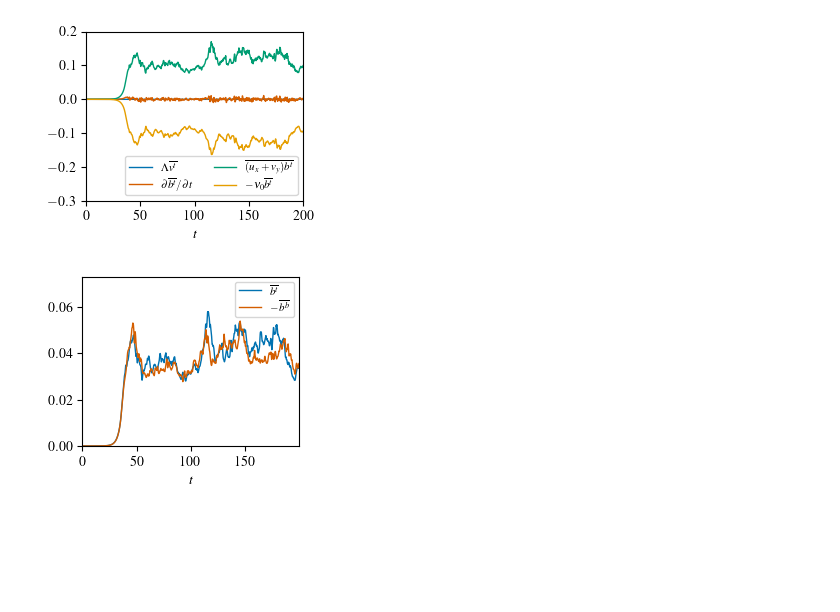
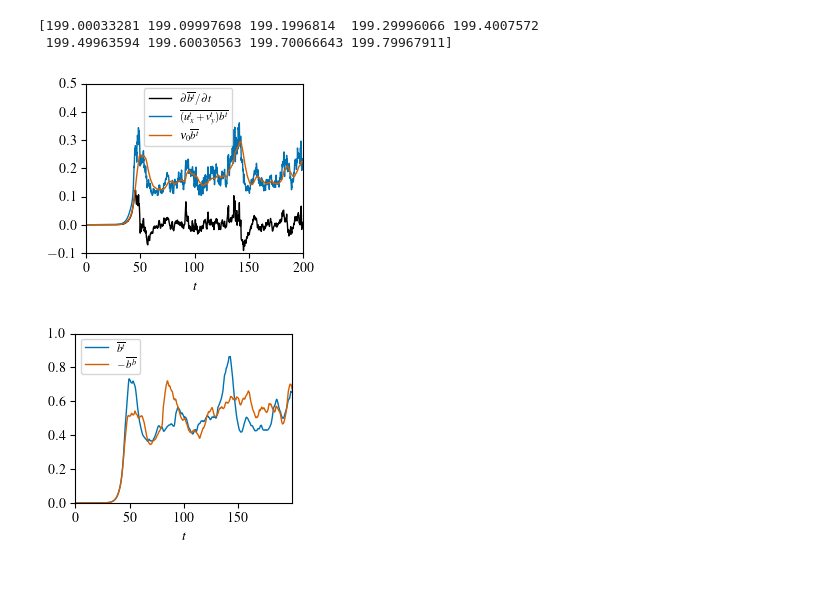
Before and after one commit to Empyreal092/QGp1_EadyTurb_2DFront_Public, a Jupyter notebook: Eady/plot/plot_btend.ipynb, the cells around one changed output. Saved outputs shown, nothing was run; the diff lists cells and outputs as text; code cells hidden in the pictures; blank space fills up the shorter version.

```diff
--- a/Eady/plot/plot_btend.ipynb
+++ b/Eady/plot/plot_btend.ipynb
@@ -69,36 +15,51 @@ time_idx = -5
+# %%
+Ro = 0.032
+randseed = 2
+
+dgname = 'EadyQGPl_dg_%.3f_%d/EadyQGPl_dg_%.3f_%d_s%i' %(Ro, randseed, Ro, randseed, 1)
+dgname = dgname.replace(".", "d" ); dgname = "../"+dgname+'.h5'
+
+with h5py.File(dgname, mode='r') as file:
+    avgbt_data = np.squeeze(np.array(file['tasks']['avgbt']))
+    avgbb_data = np.squeeze(np.array(file['tasks']['avgbb']))
+
+    avgdivbt_data = np.squeeze(np.array(file['tasks']['avgdivbt']))
+
+    dg_time_ary = np.array(file['scales']['sim_time'])
+    print(dg_time_ary[-10:-1])
+# %% [output]
+[199.00033281 199.09997698 199.1996814  199.29996066 199.4007572
+ 199.49963594 199.60030563 199.70066643 199.79967911]
 # %%
 fig=plt.figure(figsize=(2.8, 2.2))
 
-plt.plot(dg_time_ary,avgvt_data,label="$\Lambda\overline{v^t}$")
-plt.plot(dg_time_ary[1:], (avgbt_data[1:]-avgbt_data[0:-1])/0.1,label="$\partial\overline{b^t}/\partial t$")
-plt.plot(dg_time_ary,avgdivbt_data,label="$\overline{(u_x+v_y)b^{t}}$")
-plt.plot(dg_time_ary,-1000/(36*np.pi**2)*avgbt_data,label="$-\\nu_0 \overline{b^t}$")
+plt.plot(dg_time_ary[1:], (avgbt_data[1:]-avgbt_data[0:-1])/0.1,'k',label="$\partial\overline{b^t}/\partial t$")
+plt.plot(dg_time_ary,avgdivbt_data,label="$\overline{(u^t_x+v^t_y)b^{t}}$")
+plt.plot(dg_time_ary,0.34*avgbt_data,label="$\\nu_0 \overline{b^t}$")
 
 plt.xlabel("$t$")
-# plt.title("$\overline{b^t}$ tendency terms")
-plt.ylim(-0.3,0.2)
+plt.ylim(-0.1,0.5)
 plt.xlim(0,200)
-plt.legend(ncol=2,loc="lower right")
+plt.legend(ncol=1, loc='best', bbox_to_anchor=(0.7,0.6))
 
 figname = 'figs/EadyQGpl_btend_Ro%.2f' %(Ro)
 figname = figname.replace(".", "d" ); figname = figname+'.pdf'
 plt.savefig(figname, bbox_inches='tight')
 # %% [output]
-[figure, old version]
+[figure, new version]
 # %%
 fig=plt.figure(figsize=(2.8, 2.2))
 
 plt.plot(dg_time_ary, avgbt_data, label="$\overline{b^t}$")
 plt.plot(dg_time_ary,-avgbb_data, label="$-\overline{b^b}$")
-# plt.title("Horizontal mean bouyancy")
 plt.xlabel("$t$")
-plt.ylim(0,0.073)
+plt.ylim(0,1.0)
 plt.legend()
 
 figname = 'figs/EadyQGpl_bmean_Ro%.2f' %(Ro)
 figname = figname.replace(".", "d" ); figname = figname+'.pdf'
 plt.savefig(figname, bbox_inches='tight')
 # %% [output]
-[figure, old version]
+[figure, new version]
 # %% [markdown]
 ###
```
Also changed, not shown: parts of 2 cells of this notebook, 4 other files.
